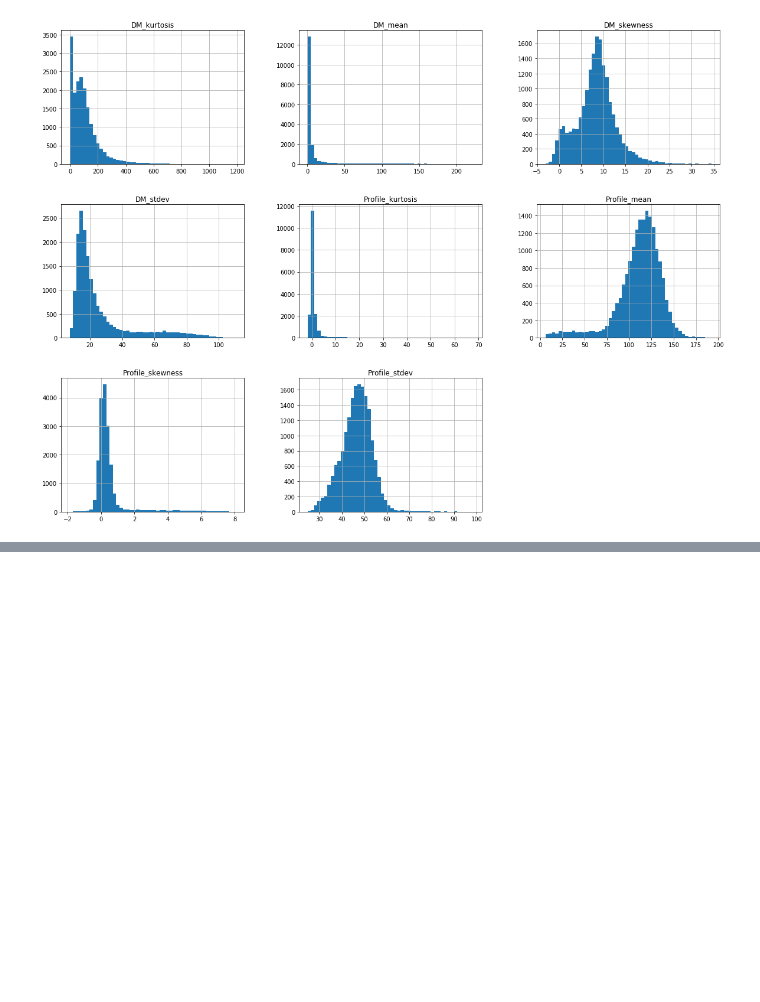
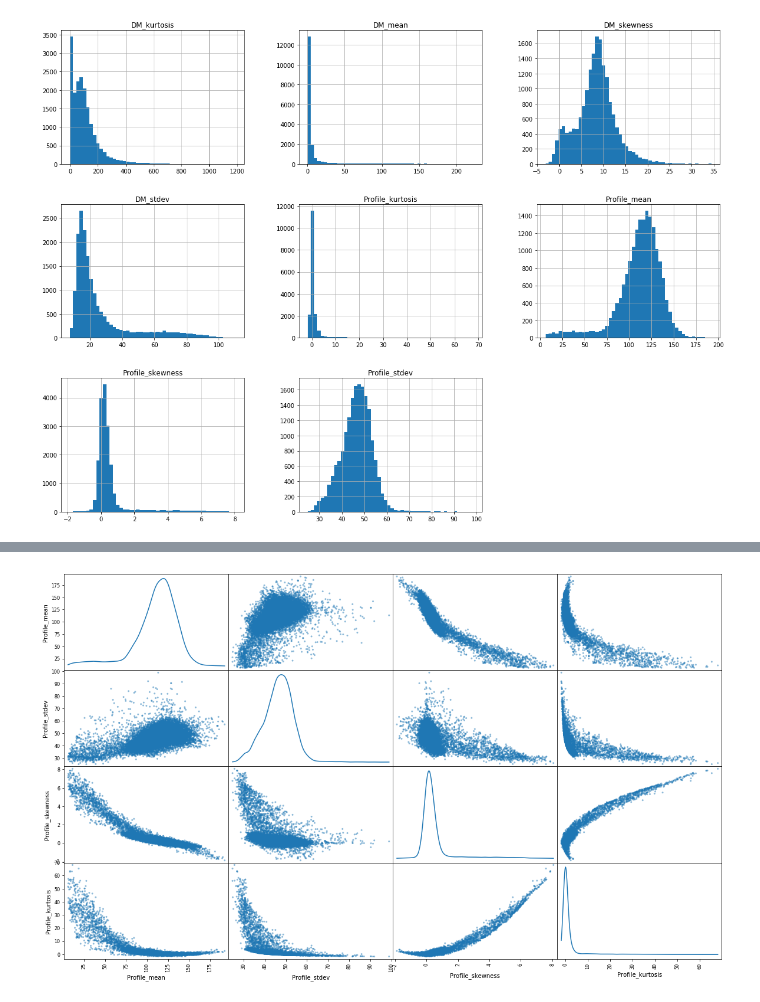
Before and after one commit to AndreFCruz/feup-iart, a Jupyter notebook: pulsars.ipynb, the cells around one changed output, grey strips where cells are left out. Saved outputs shown, nothing was run; the diff lists cells and outputs as text; code cells hidden in the pictures; blank space fills up the shorter version.

Commit message:
generating plots

```diff
--- a/pulsars.ipynb
+++ b/pulsars.ipynb
@@ -115,0 +93,10 @@ train_set, test_set = split_train_dataset(df, 0.2)
+# %%
+# For non-linear correlations use panda's scatter_matrix
+# (plots scatter graphs between every pair of given attributes)
+from pandas.plotting import scatter_matrix
+
+profile_attributes = df.keys()[:4]
+scatter_matrix(df[profile_attributes], diagonal='kde', figsize=(20,12))
+plt.savefig('imgs/profile_scatter_matrix.png')
+# %% [output]
+[figure, added]
```
Also changed, not shown: parts of 4 cells of this notebook, 3 other files.
